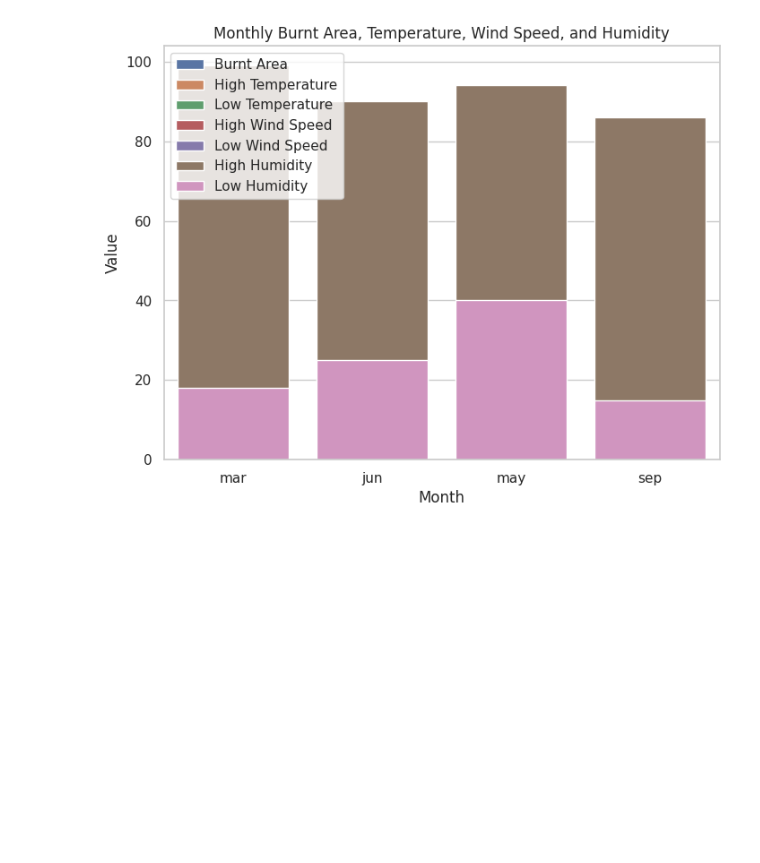
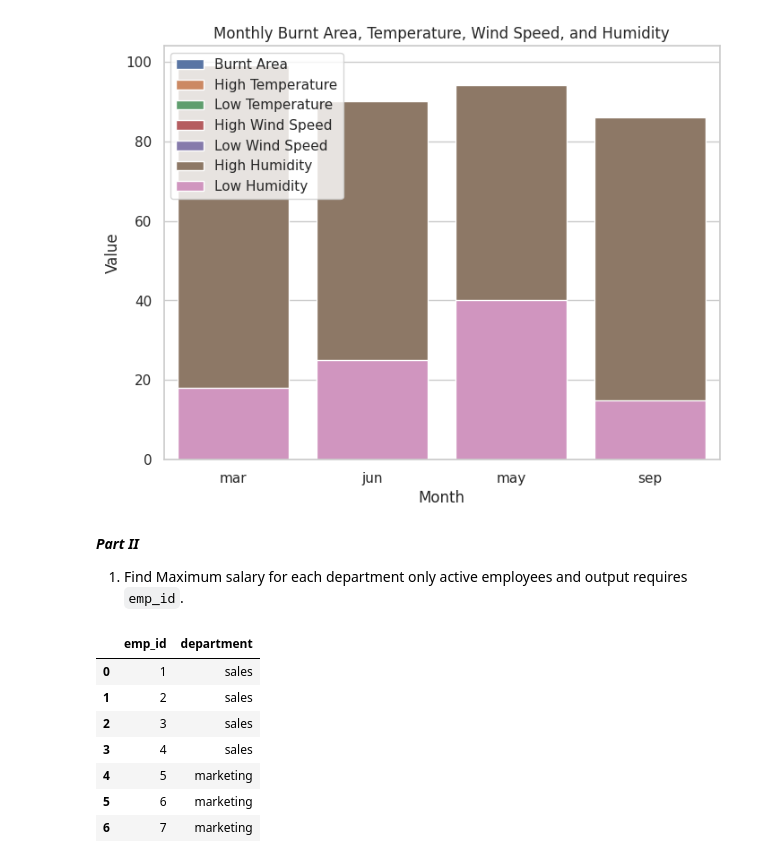
Before and after one commit to GNANASAMBANTHAN/GNANASAMBANTHAN, a Jupyter notebook: Mini_Project_5_Forest_Fire.ipynb, the cells around one changed output. Cells and saved outputs as stored; diff of their text form; code cells hidden in the pictures; blank space fills up the shorter version.

```diff
--- a/Mini_Project_5_Forest_Fire.ipynb
+++ b/Mini_Project_5_Forest_Fire.ipynb
@@ -276,3 +276,21 @@ plt.show()
 │  9 │   2 │   4 │ sep     │ sun   │   92.4 │ 105.8 │ 758.1 │   9.9 │   24.9 │   27 │    2.2 │      0 │      0 │           9 │        30.2 │        9.8 │         7.6 │        0.9 │              86 │   ...
 ╘════╧═════╧═════╧═════════╧═══════╧════════╧═══════╧═══════╧═══════╧════════╧══════╧════════╧════════╧════════╧═════════════╧═════════════╧════════════╧═════════════╧════════════╧═════════════════╧══ ...
 [figure]
+# %% [markdown]
+***Part II***
+1. Find Maximum salary for each department only active employees and output requires `emp_id`.
+# %%
+df = pd.read_csv("/content/drive/MyDrive/Colab Notebooks/employee.csv")
+df = pd.read_csv("/content/drive/MyDrive/Colab Notebooks/department.csv")
+df.head()
+list(df.columns)
+df.head(10)
+# %% [output]
+|  | emp_id | department |
+| 0 | 1 | sales |
+| 1 | 2 | sales |
+| 2 | 3 | sales |
+| 3 | 4 | sales |
+| 4 | 5 | marketing |
+| 5 | 6 | marketing |
+| 6 | 7 | marketing |
```
Also changed, not shown: parts of 4 cells of this notebook.
